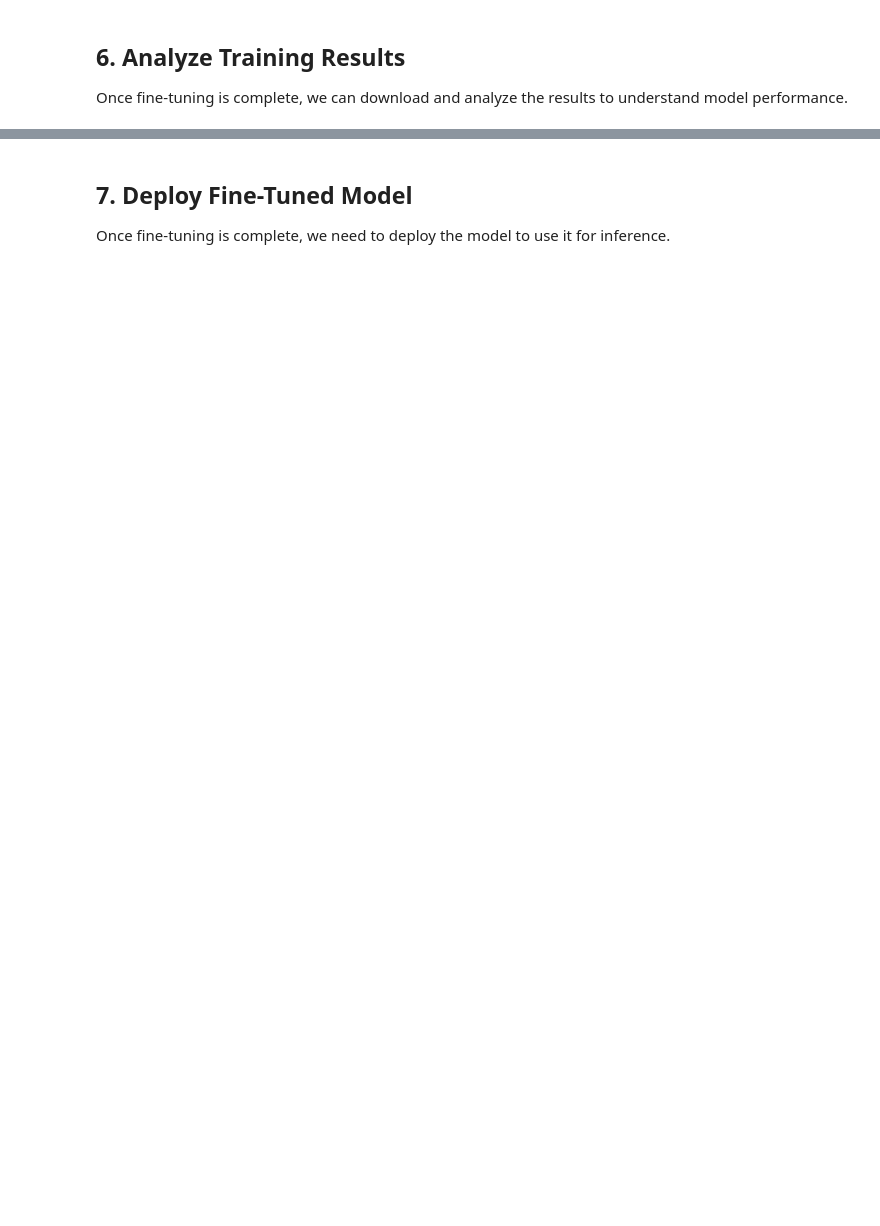
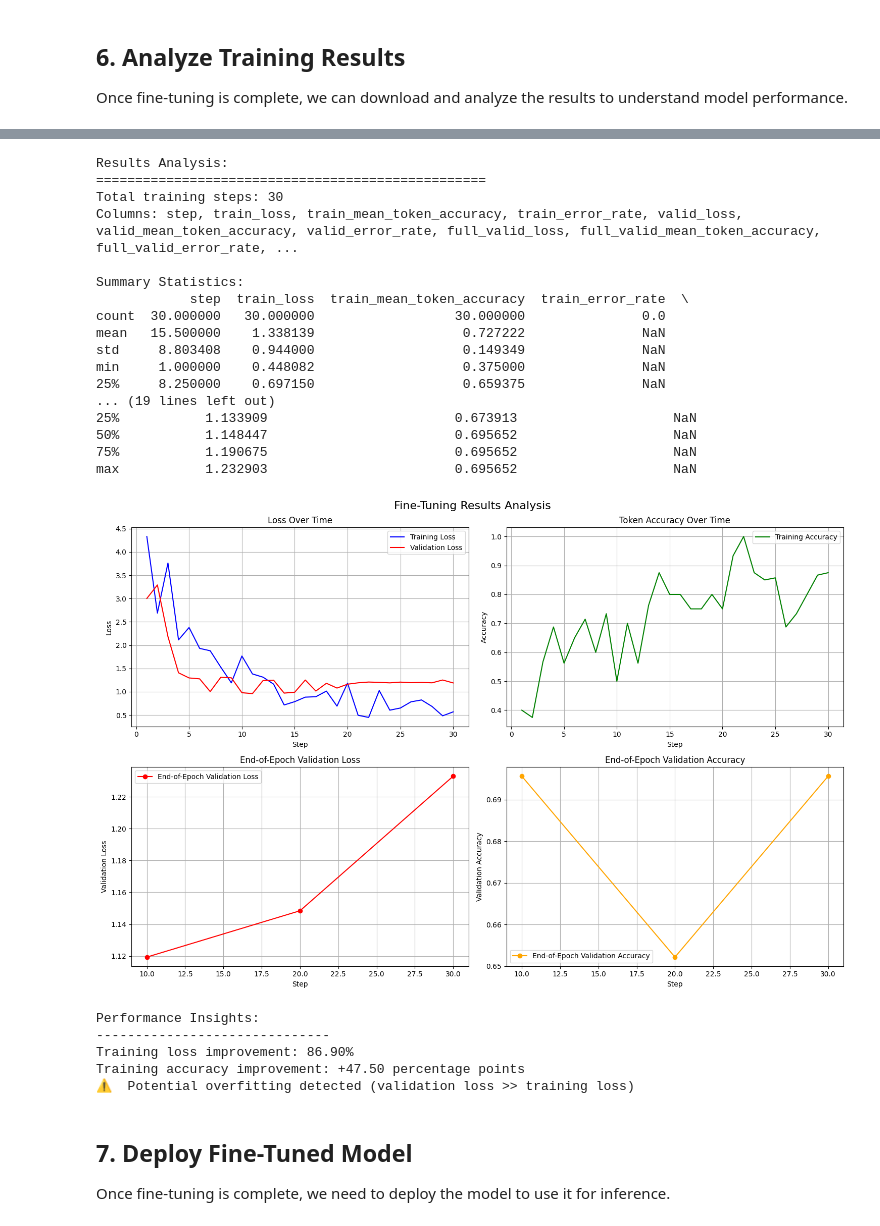
Before and after one commit to yanivvak/azure-openai-workshop, a Jupyter notebook: 06-fine_tuning.ipynb, the cells around one changed output, grey strips where cells are left out. Cells and saved outputs as stored; diff of their text form; code cells hidden in the pictures; blank space fills up the shorter version.

```diff
--- a/06-fine_tuning.ipynb
+++ b/06-fine_tuning.ipynb
@@ -397,4 +479,4 @@ def download_results(job_id):
         return None
 
 # Download results (uncomment when job is complete)
-# results_file = download_results(job_id)
+results_file = download_results(job_id)
@@ -471,34 +556,58 @@ def analyze_results(results_file):
     plt.tight_layout()
     plt.show()
 
     # Performance insights
     print("\nPerformance Insights:")
     print("-" * 30)
 
     if 'train_loss' in df.columns:
         initial_loss = df['train_loss'].iloc[0]
         final_loss = df['train_loss'].iloc[-1]
         loss_improvement = (initial_loss - final_loss) / initial_loss * 100
         print(f"Training loss improvement: {loss_improvement:.2f}%")
 
     if 'train_mean_token_accuracy' in df.columns:
         initial_acc = df['train_mean_token_accuracy'].iloc[0]
         final_acc = df['train_mean_token_accuracy'].iloc[-1]
         acc_improvement = (final_acc - initial_acc) * 100
         print(f"Training accuracy improvement: +{acc_improvement:.2f} percentage points")
 
     # Check for overfitting
     if 'train_loss' in df.columns and 'valid_loss' in df.columns:
         final_train_loss = df['train_loss'].iloc[-1]
         final_valid_loss = df['valid_loss'].iloc[-1]
 
         if final_valid_loss > final_train_loss * 1.2:
             print("⚠️  Potential overfitting detected (validation loss >> training loss)")
         else:
             print("✅ No significant overfitting detected")
 
 # Analyze results (uncomment when results are available)
-# analyze_results(results_file)
+analyze_results(results_file)
+# %% [output]
+Results Analysis:
+==================================================
+Total training steps: 30
+Columns: step, train_loss, train_mean_token_accuracy, train_error_rate, valid_loss, valid_mean_token_accuracy, valid_error_rate, full_valid_loss, full_valid_mean_token_accuracy, full_valid_error_rate, ...
+
+Summary Statistics:
+            step  train_loss  train_mean_token_accuracy  train_error_rate  \
+count  30.000000   30.000000                  30.000000               0.0
+mean   15.500000    1.338139                   0.727222               NaN
+std     8.803408    0.944000                   0.149349               NaN
+min     1.000000    0.448082                   0.375000               NaN
+25%     8.250000    0.697150                   0.659375               NaN
+... (19 lines left out)
+25%           1.133909                        0.673913                    NaN
+50%           1.148447                        0.695652                    NaN
+75%           1.190675                        0.695652                    NaN
+max           1.232903                        0.695652                    NaN
+[figure, added]
+Performance Insights:
+------------------------------
+Training loss improvement: 86.90%
+Training accuracy improvement: +47.50 percentage points
+⚠️  Potential overfitting detected (validation loss >> training loss)
 # %% [markdown]
 ## 7. Deploy Fine-Tuned Model
 
```
Also changed, not shown: parts of 13 cells of this notebook.
